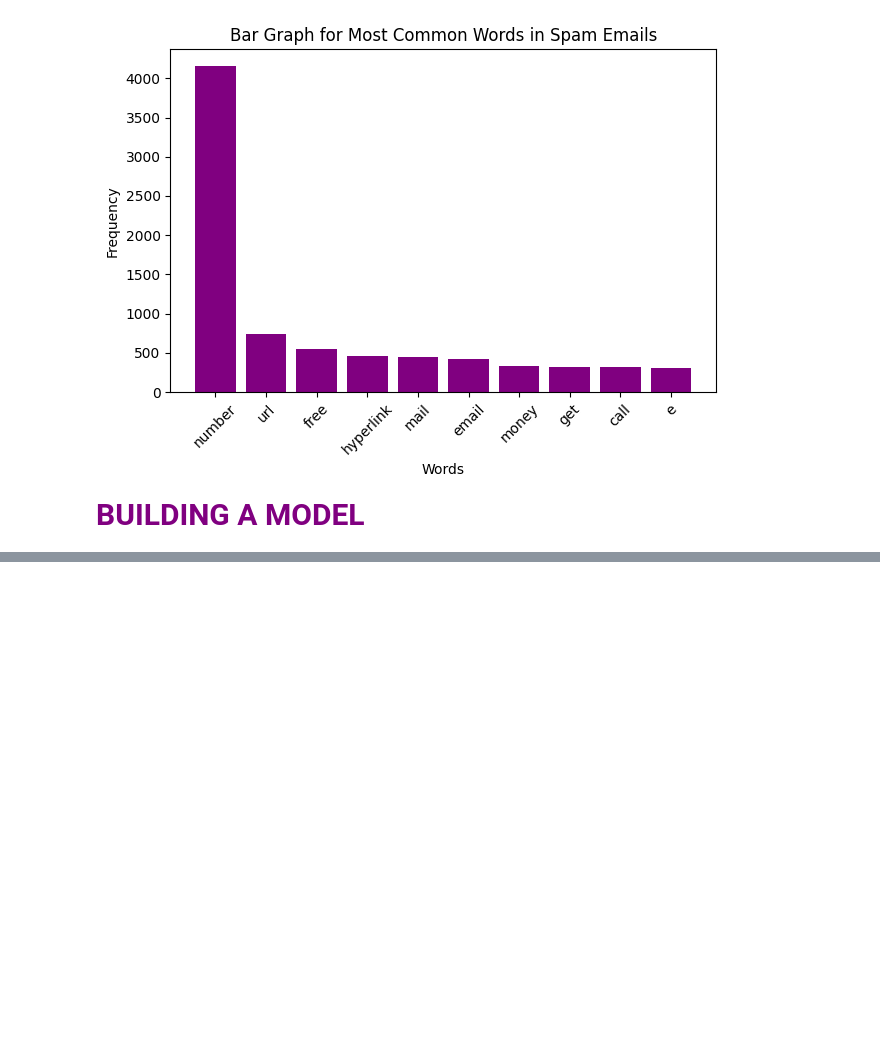
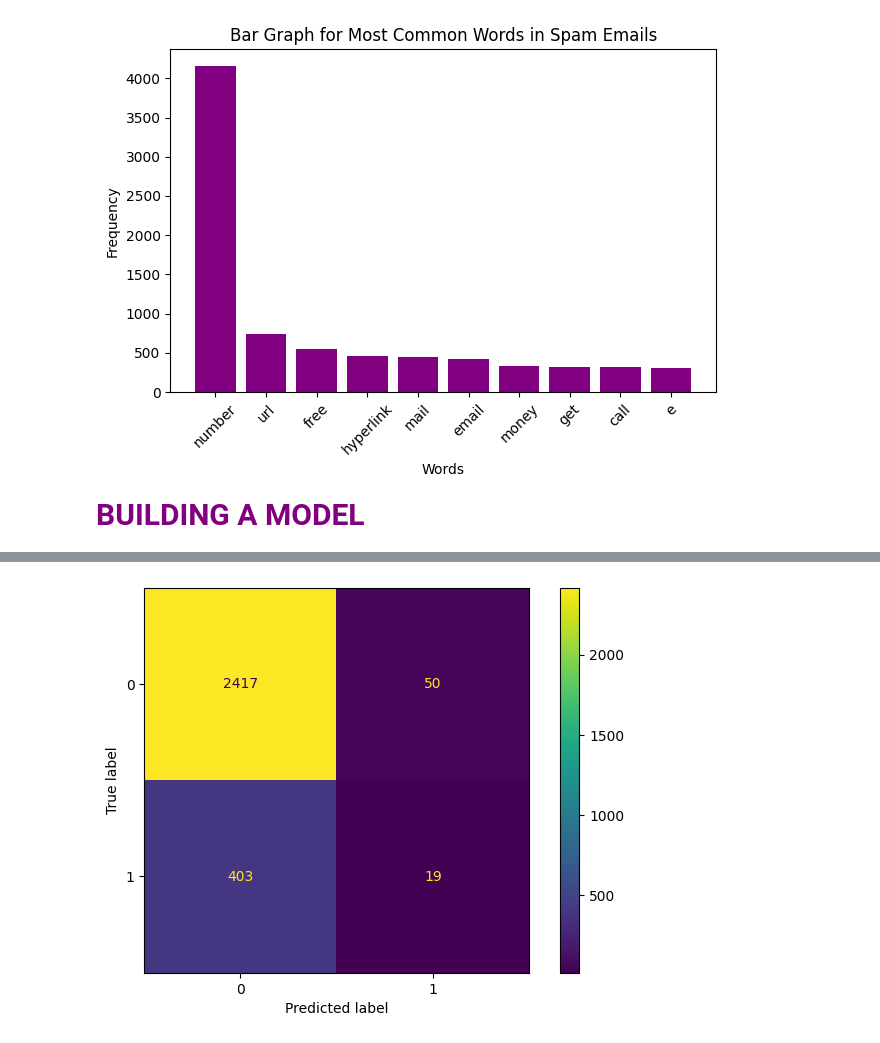
Before and after one commit to Tyiooo/spam-detecting, a Jupyter notebook: spam_prediction-2.ipynb, the cells around one changed output, grey strips where cells are left out. Saved outputs shown, nothing was run; the diff lists cells and outputs as text; code cells hidden in the pictures; blank space fills up the shorter version.

```diff
--- a/spam_prediction-2.ipynb
+++ b/spam_prediction-2.ipynb
@@ -296,0 +415,12 @@ df
+# %%
+from sklearn.metrics import ConfusionMatrixDisplay
+
+cm = confusion_matrix(y_test, y_pred)
+
+cmp = ConfusionMatrixDisplay(confusion_matrix=cm)
+fig, ax = plt.subplots(figsize=(8,5))
+cmp.plot(ax=ax)
+
+plt.show()
+# %% [output]
+[figure, added]
```
Also changed, not shown: parts of 19 cells of this notebook, 1 other file.
